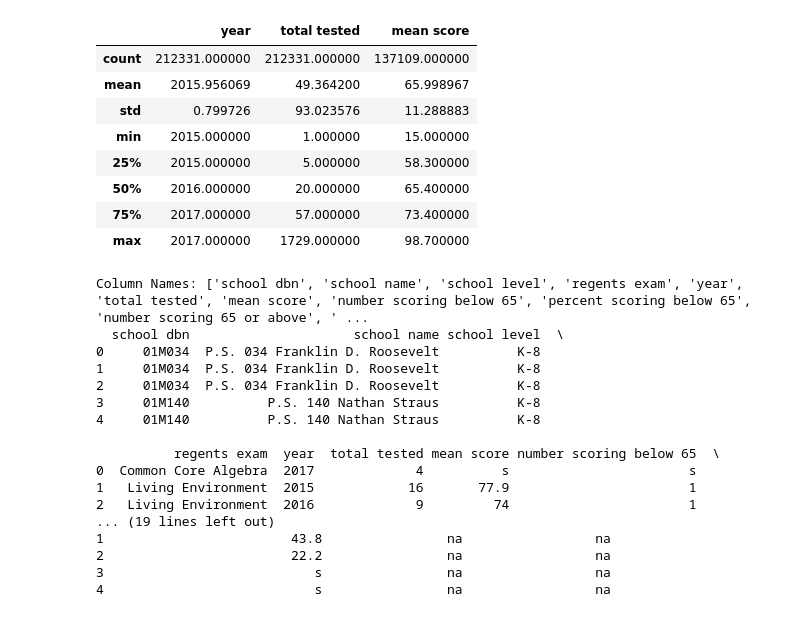
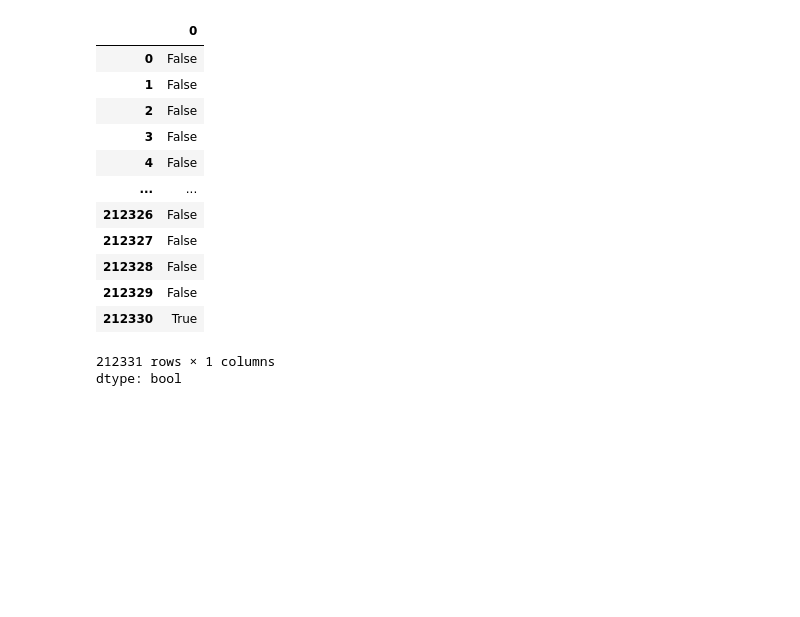
Before and after one commit to mpatel5/FoundationsOfDataScience, a Jupyter notebook: PythonProject1.ipynb, the cells around one changed output. Cells and saved outputs as stored; diff of their text form; code cells hidden in the pictures; blank space fills up the shorter version.

```diff
--- a/PythonProject1.ipynb
+++ b/PythonProject1.ipynb
@@ -6,10 +8,7 @@ import matplotlib.pyplot as plt
 # %%
 # Load dataset
-try:
-    df = pd.read_csv("https://raw.githubusercontent.com/CunyLaguardiaDataAnalytics/datasets/master/2014-15_To_2016-17_School-_Level_NYC_Regents_Report_For_All_Variables.csv")
-except Exception as e:
-    print(f"Error loading dataset: {e}")
-    exit()
+url = "https://raw.githubusercontent.com/CunyLaguardiaDataAnalytics/datasets/master/2014-15_To_2016-17_School-_Level_NYC_Regents_Report_For_All_Variables.csv"
+df = pd.read_csv(url)
 # %%
 df.head()
 # %% [output]
@@ -22,12 +21,17 @@ df.head()
 # %%
-df.describe()
+df.duplicated()
 # %% [output]
-|  | year | total tested | mean score |
-| count | 212331.000000 | 212331.000000 | 137109.000000 |
-| mean | 2015.956069 | 49.364200 | 65.998967 |
-| std | 0.799726 | 93.023576 | 11.288883 |
-| min | 2015.000000 | 1.000000 | 15.000000 |
-| 25% | 2015.000000 | 5.000000 | 58.300000 |
-| 50% | 2016.000000 | 20.000000 | 65.400000 |
-| 75% | 2017.000000 | 57.000000 | 73.400000 |
-| max | 2017.000000 | 1729.000000 | 98.700000 |
+|  | 0 |
+| 0 | False |
+| 1 | False |
+| 2 | False |
+| 3 | False |
+| 4 | False |
+| ... | ... |
+| 212326 | False |
+| 212327 | False |
+| 212328 | False |
+| 212329 | False |
+| 212330 | True |
+212331 rows × 1 columns
+dtype: bool
@@ -37,22 +37,0 @@ df.columns = df.columns.str.strip().str.lower()
-# %%
-# Explore dataset
-print("Column Names:", df.columns.tolist())  # Check column names
-print(df.head())  # Sample data
-# %% [output]
-Column Names: ['school dbn', 'school name', 'school level', 'regents exam', 'year', 'total tested', 'mean score', 'number scoring below 65', 'percent scoring below 65', 'number scoring 65 or above', ' ...
-  school dbn                     school name school level  \
-0     01M034  P.S. 034 Franklin D. Roosevelt          K-8
-1     01M034  P.S. 034 Franklin D. Roosevelt          K-8
-2     01M034  P.S. 034 Franklin D. Roosevelt          K-8
-3     01M140          P.S. 140 Nathan Straus          K-8
-4     01M140          P.S. 140 Nathan Straus          K-8
-
-          regents exam  year  total tested mean score number scoring below 65  \
-0  Common Core Algebra  2017             4          s                       s
-1   Living Environment  2015            16       77.9                       1
-2   Living Environment  2016             9         74                       1
-... (19 lines left out)
-1                        43.8                na                 na
-2                        22.2                na                 na
-3                           s                na                 na
-4                           s                na                 na
```
Also changed, not shown: parts of 25 cells of this notebook.
